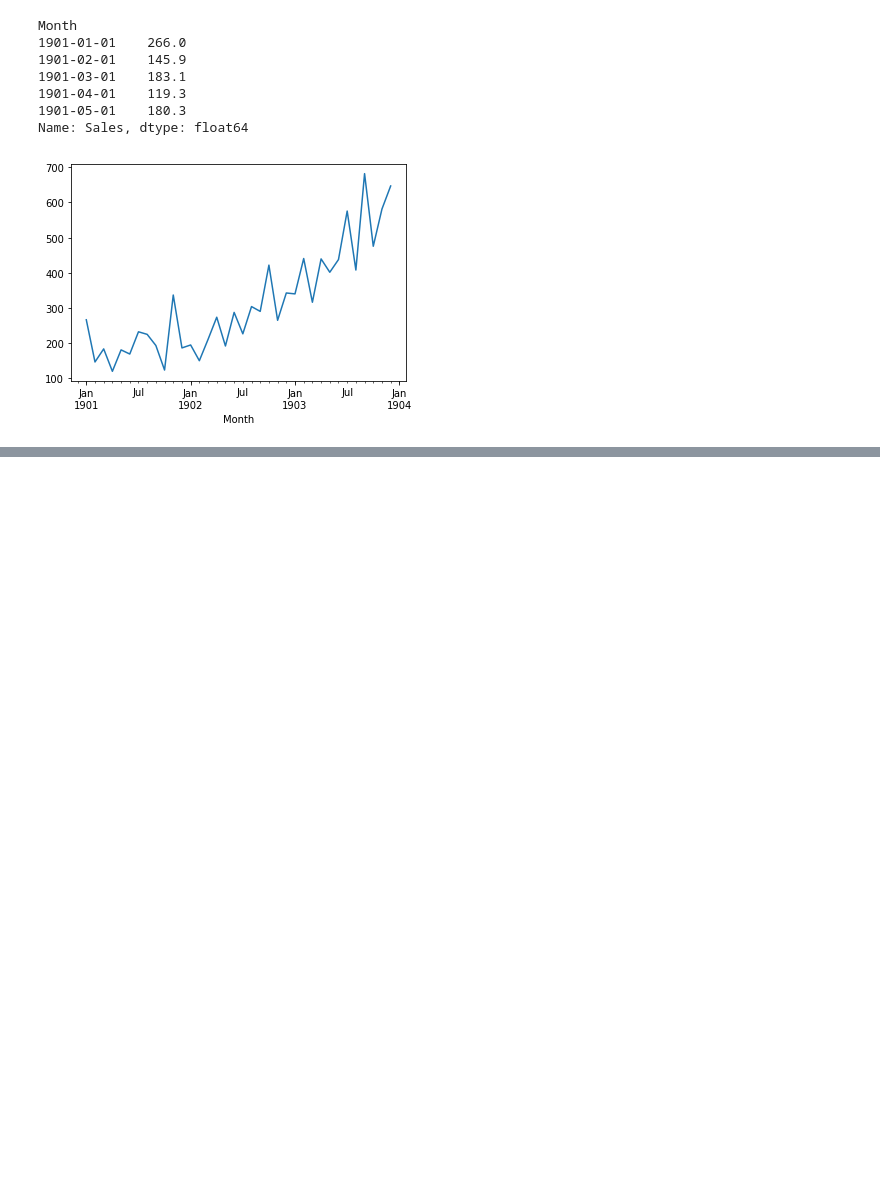
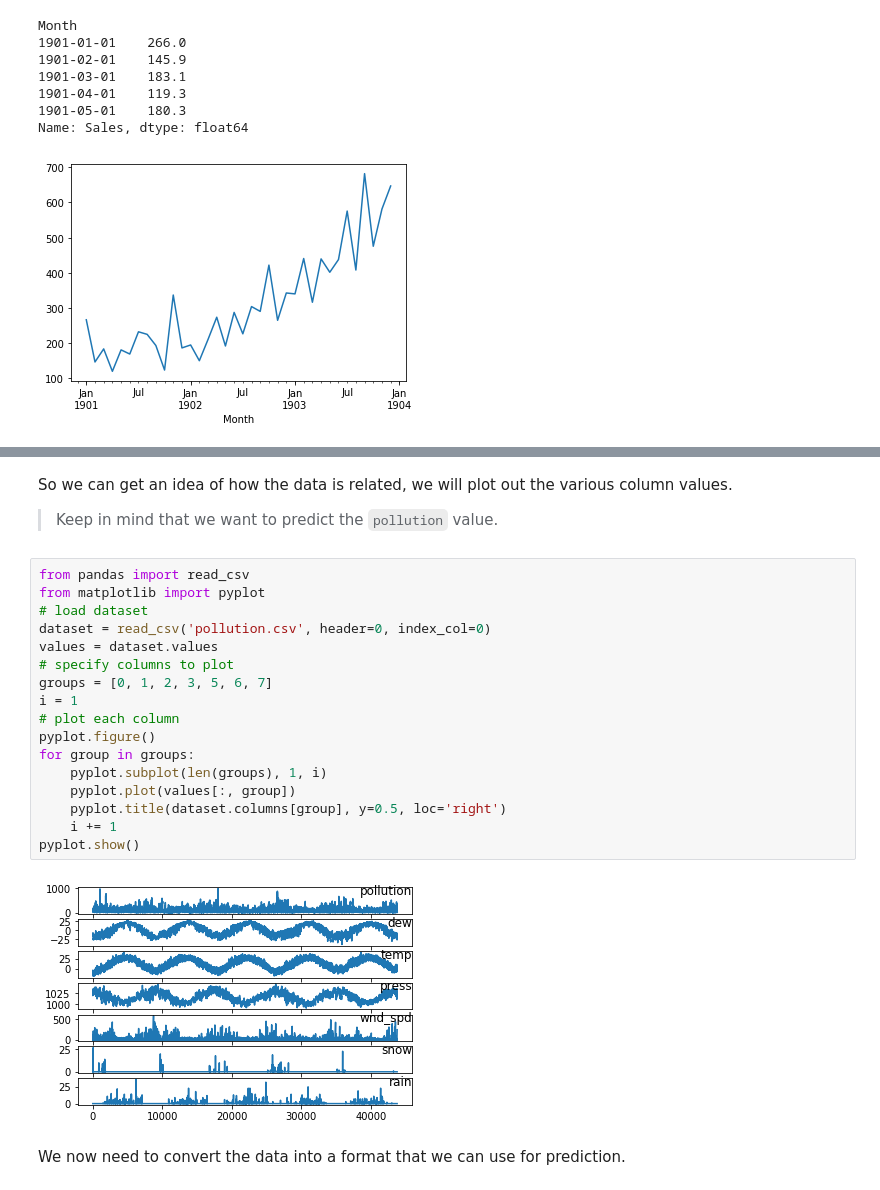
Before and after one commit to Machine-Learning-for-Finance/Machine-Learning-Algorithms, a Jupyter notebook: 04-Model Creation/Recurrent Neural Networks.ipynb, the cells around one changed output, grey strips where cells are left out. Cells and saved outputs as stored; diff of their text form; blank space fills up the shorter version.

```diff
--- a/04-Model Creation/Recurrent Neural Networks.ipynb
+++ b/04-Model Creation/Recurrent Neural Networks.ipynb
@@ -630,0 +711,25 @@ Test RMSE: 151.518
+# %% [markdown]
+So we can get an idea of how the data is related, we will plot out the various column values.
+
+> Keep in mind that we want to predict the `pollution` value.
+# %%
+from pandas import read_csv
+from matplotlib import pyplot
+# load dataset
+dataset = read_csv('pollution.csv', header=0, index_col=0)
+values = dataset.values
+# specify columns to plot
+groups = [0, 1, 2, 3, 5, 6, 7]
+i = 1
+# plot each column
+pyplot.figure()
+for group in groups:
+	pyplot.subplot(len(groups), 1, i)
+	pyplot.plot(values[:, group])
+	pyplot.title(dataset.columns[group], y=0.5, loc='right')
+	i += 1
+pyplot.show()
+# %% [output]
+[figure, added]
+# %% [markdown]
+We now need to convert the data into a format that we can use for prediction.
```
Also changed, not shown: parts of 30 cells of this notebook, 7 other files.
